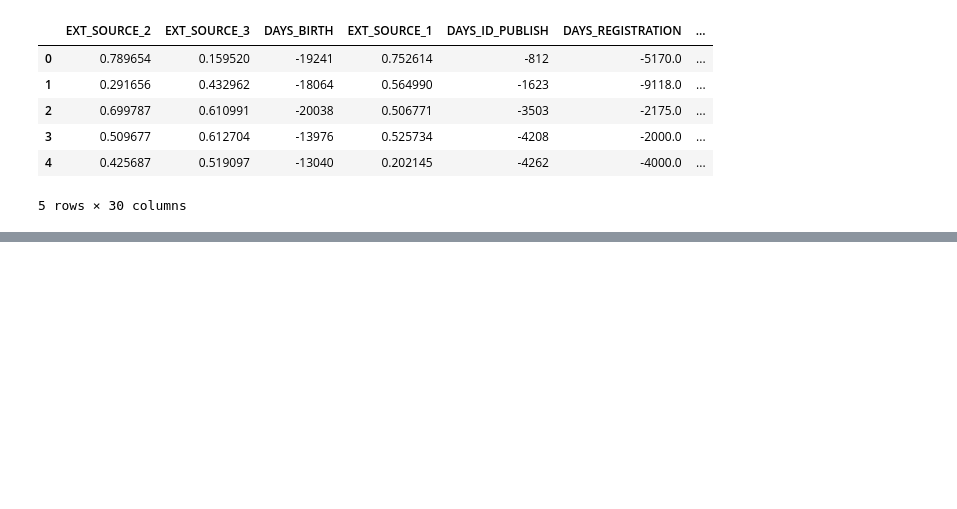
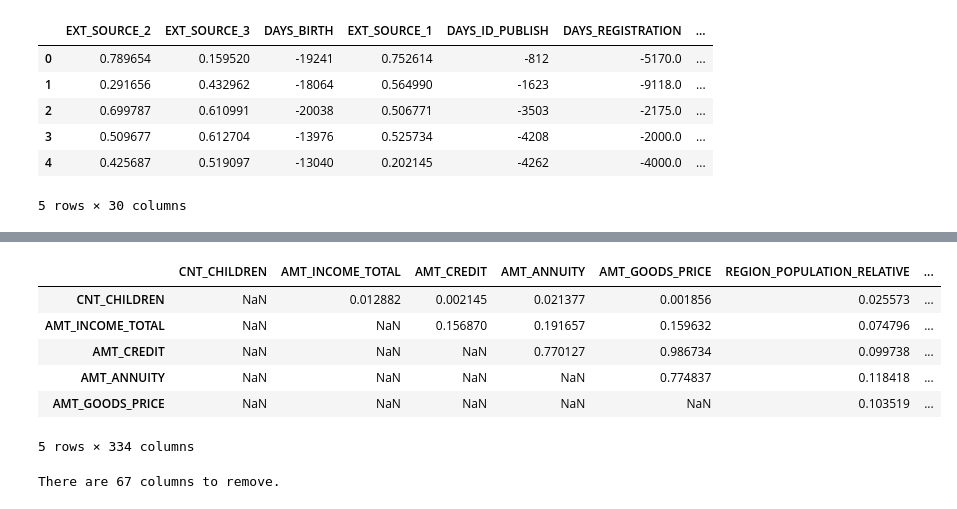
Before and after one commit to JoanieL/MLFinalProject, a Jupyter notebook: MLProject_FeatureEngineering_Modelling.ipynb, the cells around one changed output, grey strips where cells are left out. Cells and saved outputs as stored; diff of their text form; code cells hidden in the pictures; blank space fills up the shorter version.

```diff
--- a/MLProject_FeatureEngineering_Modelling.ipynb
+++ b/MLProject_FeatureEngineering_Modelling.ipynb
@@ -182,0 +427,19 @@ print "\nArea under the ROC curve : %f" % roc_auc_knn
+# %%
+# Upper triangle of correlations
+upper = corr_matrix.where(np.triu(np.ones(corr_matrix.shape), k=1).astype(np.bool))
+upper.head()
+# %% [output]
+|  | CNT_CHILDREN | AMT_INCOME_TOTAL | AMT_CREDIT | AMT_ANNUITY | AMT_GOODS_PRICE | REGION_POPULATION_RELATIVE | ... |
+| CNT_CHILDREN | NaN | 0.012882 | 0.002145 | 0.021377 | 0.001856 | 0.025573 | ... |
+| AMT_INCOME_TOTAL | NaN | NaN | 0.156870 | 0.191657 | 0.159632 | 0.074796 | ... |
+| AMT_CREDIT | NaN | NaN | NaN | 0.770127 | 0.986734 | 0.099738 | ... |
+| AMT_ANNUITY | NaN | NaN | NaN | NaN | 0.774837 | 0.118418 | ... |
+| AMT_GOODS_PRICE | NaN | NaN | NaN | NaN | NaN | 0.103519 | ... |
+5 rows × 334 columns
+# %%
+# Select columns with correlations above threshold
+corr_columns = [column for column in upper.columns if any(upper[column] > threshold)]
+
+print('There are %d columns to remove.' % (len(corr_columns)))
+# %% [output]
+There are 67 columns to remove.
```
Also changed, not shown: parts of 86 cells of this notebook, 1 other file.
